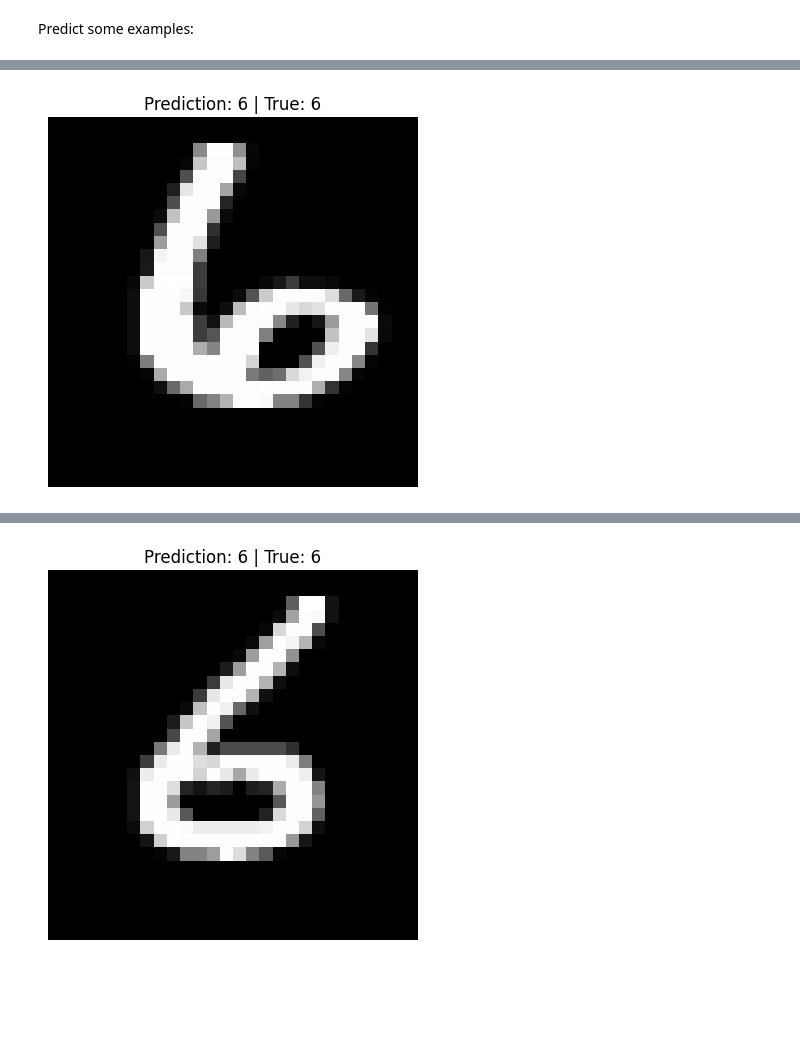
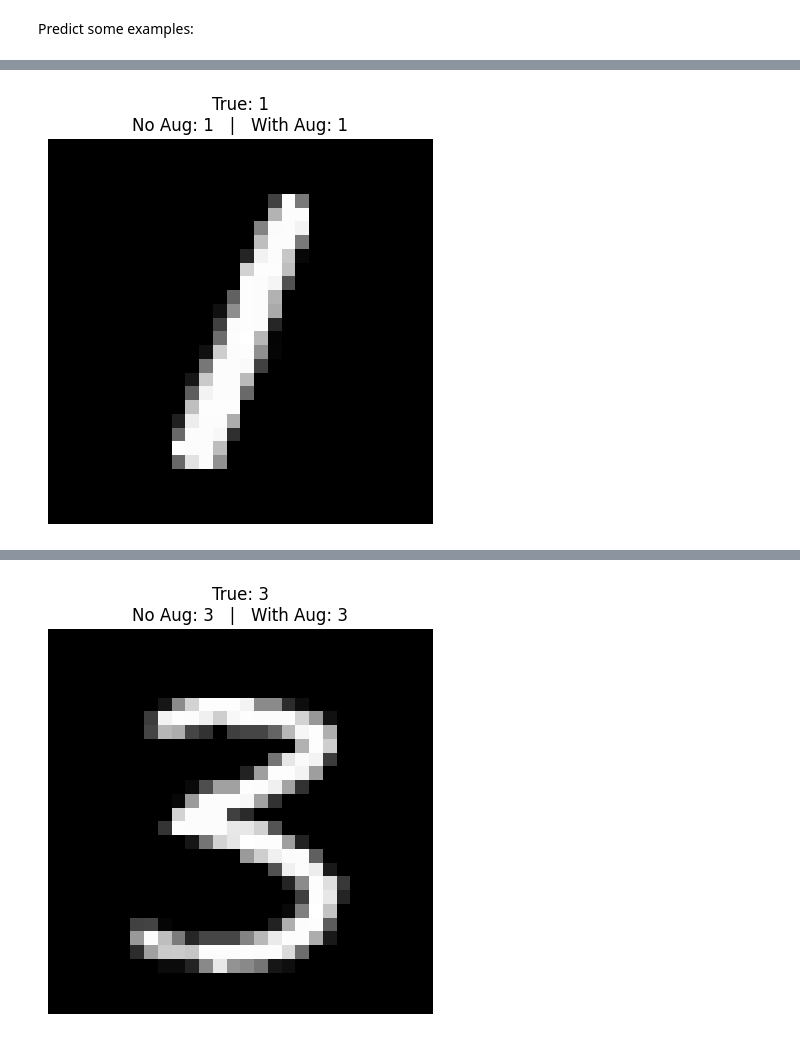
Before and after one commit to BeneNat/handwritten-digit-classifier-augmentation, a Jupyter notebook: notebooks/main_experiment.ipynb, the cells around one changed output, grey strips where cells are left out. Cells and saved outputs as stored; diff of their text form; code cells hidden in the pictures; blank space fills up the shorter version.

```diff
--- a/notebooks/main_experiment.ipynb
+++ b/notebooks/main_experiment.ipynb
@@ -18,0 +23,2 @@ from src.data import load_data
+# %%
+history_no_aug, model_no_aug = train_no_augmentation(epochs=5, batch_size=25)
@@ -21,4 +39,4 @@ Train model:
 # %%
-history, model = train(epochs=5, batch_size=32)
+history_aug, model_aug = train(epochs=5, batch_size=32)
 # %% [output]
 Epoch 1/5
@@ -51,18 +89,5 @@ plot_confusion_matrix(model, x_test, y_test, save_path="results/plots/exp1_cm.pn
 # %% [markdown]
 Predict some examples:
 # %%
-import numpy as np
-import matplotlib.pyplot as plt
-
-for i in range(5):
-    idx = np.random.randint(0, len(x_test))
-    img = x_test[idx]
-
-    pred = model.predict(img.reshape(1,28,28,1)).argmax()
-    true = y_test[idx].argmax()
-
-    plt.imshow(img.reshape(28,28), cmap="gray")
-    plt.title(f"Prediction: {pred} | True: {true}")
-    plt.axis("off")
-    plt.show()
+show_example_predictions(model_no_aug, model_aug, x_test, y_test, n=5)
 # %% [output]
@@ -70 +96 @@ for i in range(5):
-[figure, old version]
+[figure, new version]
@@ -72 +99 @@ for i in range(5):
-[figure, old version]
+[figure, new version]
```
Also changed, not shown: parts of 10 cells of this notebook, 3 other files.
